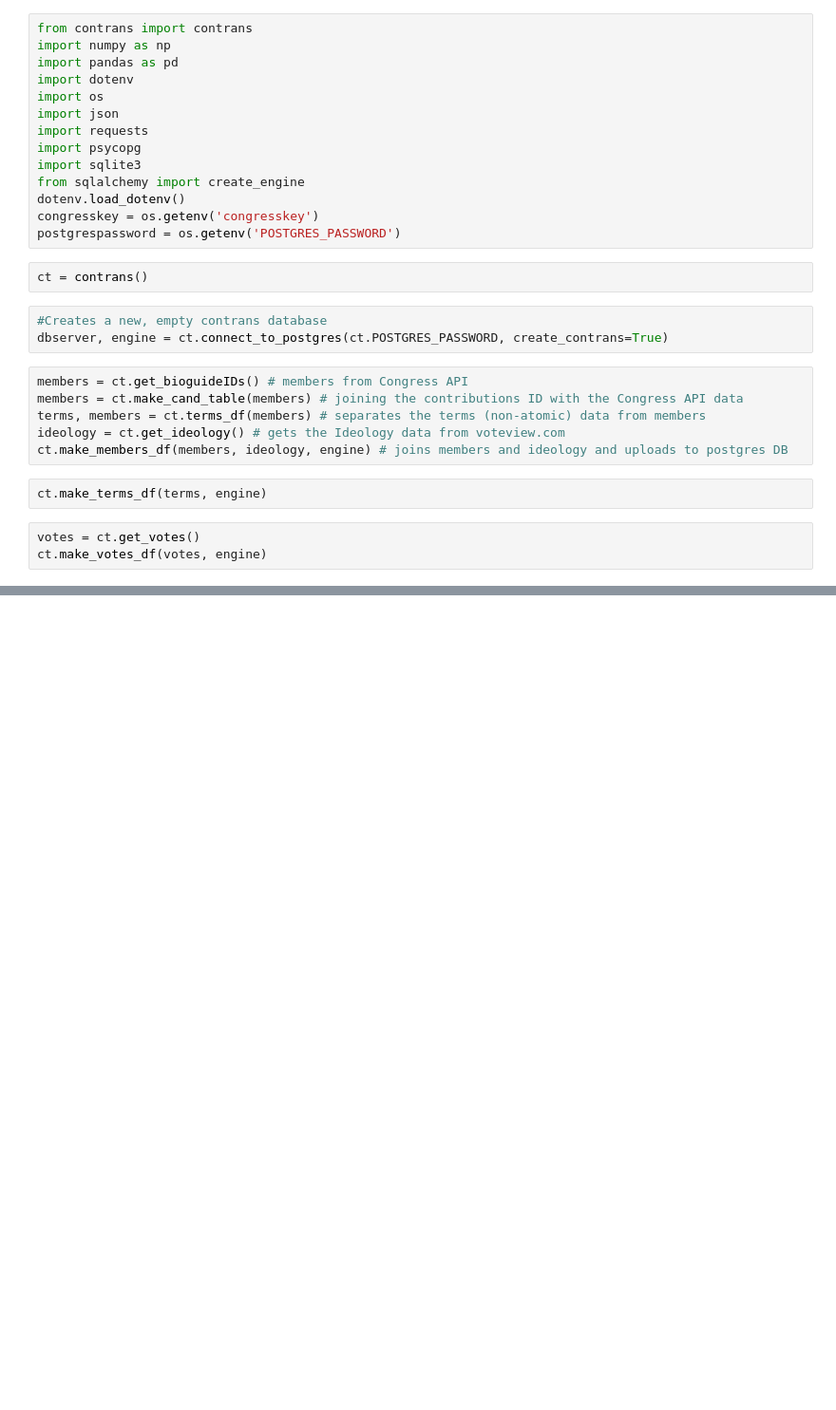
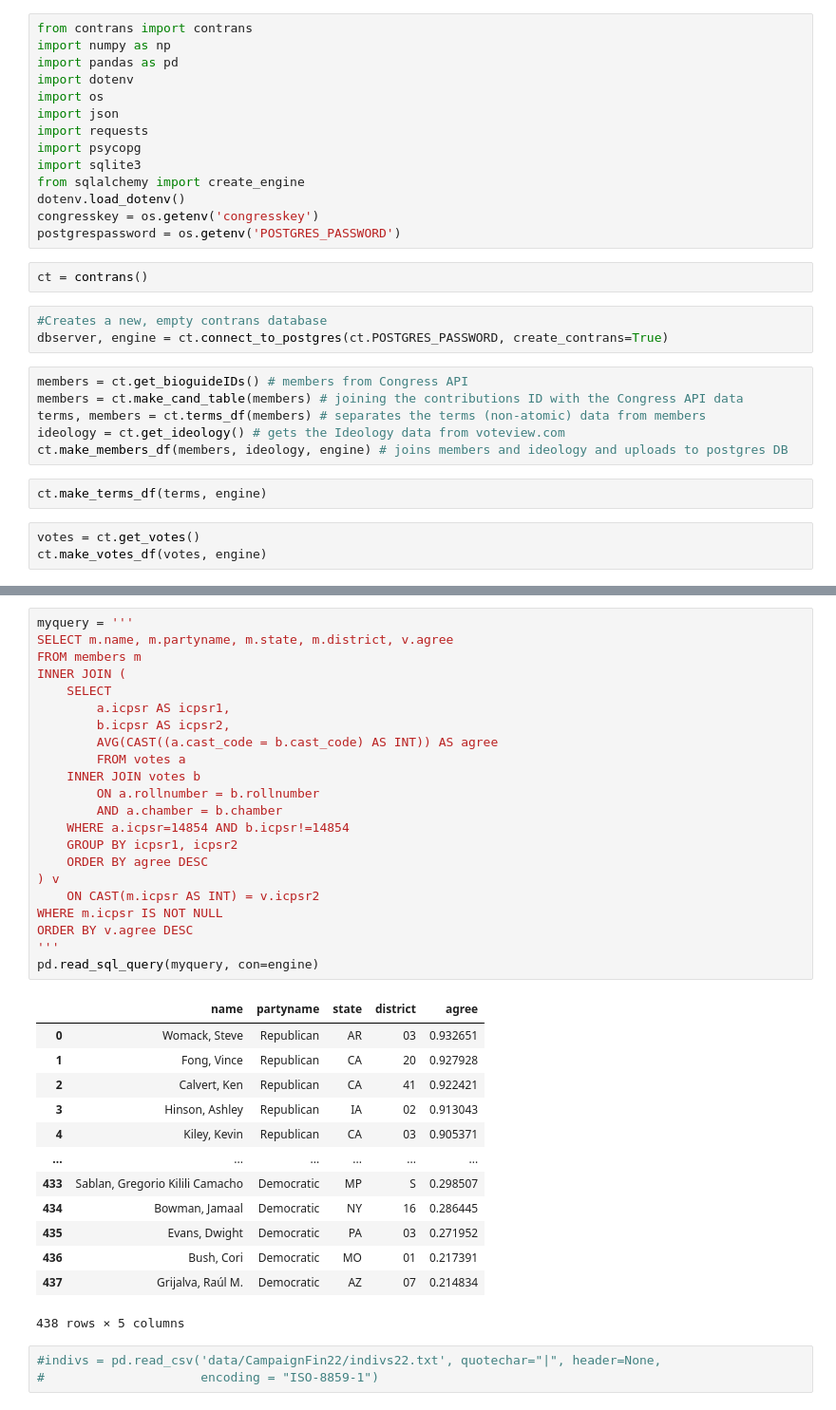
Before and after one commit to jkropko/contrans2024, a Jupyter notebook: sandbox.ipynb, the cells around one changed output, grey strips where cells are left out. Shown at 95% size. Cells and saved outputs as stored; diff of their text form; blank space fills up the shorter version.

```diff
--- a/sandbox.ipynb
+++ b/sandbox.ipynb
@@ -68,0 +91,39 @@ rollnumber     int
+# %%
+myquery = '''
+SELECT m.name, m.partyname, m.state, m.district, v.agree
+FROM members m
+INNER JOIN (
+    SELECT
+        a.icpsr AS icpsr1,
+        b.icpsr AS icpsr2,
+        AVG(CAST((a.cast_code = b.cast_code) AS INT)) AS agree
+        FROM votes a
+    INNER JOIN votes b
+        ON a.rollnumber = b.rollnumber
+        AND a.chamber = b.chamber
+    WHERE a.icpsr=14854 AND b.icpsr!=14854
+    GROUP BY icpsr1, icpsr2
+    ORDER BY agree DESC
+) v
+    ON CAST(m.icpsr AS INT) = v.icpsr2
+WHERE m.icpsr IS NOT NULL
+ORDER BY v.agree DESC
+'''
+pd.read_sql_query(myquery, con=engine)
+# %% [output]
+|  | name | partyname | state | district | agree |
+| 0 | Womack, Steve | Republican | AR | 03 | 0.932651 |
+| 1 | Fong, Vince | Republican | CA | 20 | 0.927928 |
+| 2 | Calvert, Ken | Republican | CA | 41 | 0.922421 |
+| 3 | Hinson, Ashley | Republican | IA | 02 | 0.913043 |
+| 4 | Kiley, Kevin | Republican | CA | 03 | 0.905371 |
+| ... | ... | ... | ... | ... | ... |
+| 433 | Sablan, Gregorio Kilili Camacho | Democratic | MP | S | 0.298507 |
+| 434 | Bowman, Jamaal | Democratic | NY | 16 | 0.286445 |
+| 435 | Evans, Dwight | Democratic | PA | 03 | 0.271952 |
+| 436 | Bush, Cori | Democratic | MO | 01 | 0.217391 |
+| 437 | Grijalva, Raúl M. | Democratic | AZ | 07 | 0.214834 |
+438 rows × 5 columns
+# %%
+#indivs = pd.read_csv('data/CampaignFin22/indivs22.txt', quotechar="|", header=None,
+#                     encoding = "ISO-8859-1")
```
Also changed, not shown: parts of 4 cells of this notebook, 2 other files.
